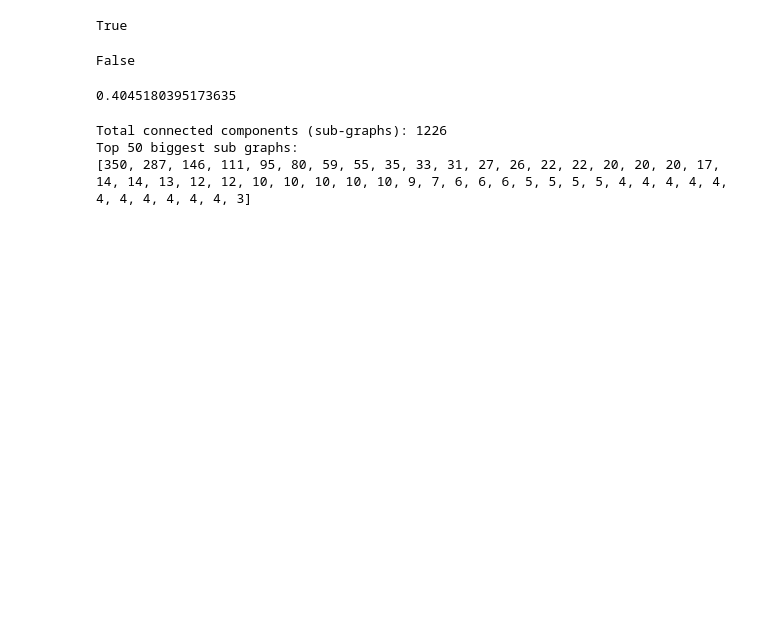
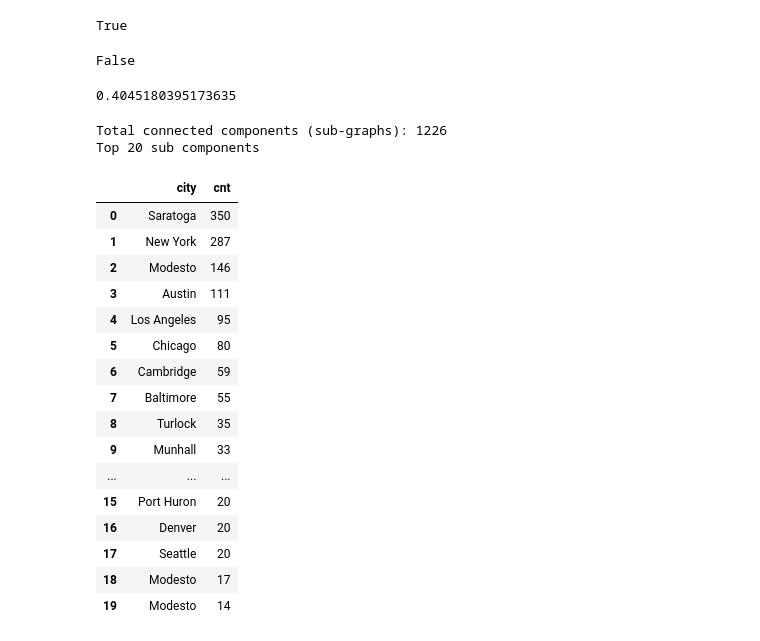
Before and after one commit to helium/ipython-target-modeling, a Jupyter notebook: analyze_weighted_witnesses.ipynb, the cells around one changed output. Cells and saved outputs as stored; diff of their text form; code cells hidden in the pictures; blank space fills up the shorter version.

```diff
--- a/analyze_weighted_witnesses.ipynb
+++ b/analyze_weighted_witnesses.ipynb
@@ -194,7 +266,8 @@ def create_edges_df(graph):
 witness_list = create_or_fetch_weighted_witness_list(df, 'files/weighted_witness_list.pickle')
 witness_dict = create_or_fetch_weighted_witness_dict(df, witness_list, 'files/weighted_witness_dict.pickle')
 G = create_or_fetch_graph(witness_dict, 'files/weighted_witness_graph.gpickle')
-KEEP = G
+# Keep a copy of G for safekeeping, DONT modify it
+_G = copy.deepcopy(G)
 # %%
 nx.is_weighted(G)
 # %% [output]
@@ -208,11 +281,39 @@ nx.algorithms.cluster.average_clustering(G)
 # %% [output]
 0.4045180395173635
 # %%
-CC = list(nx.connected_components(G))
+CC = list(nx.connected_components(_G))
 SCC = sorted(CC, key=len, reverse=True)
 print('Total connected components (sub-graphs): {}'.format(len(SCC)))
-print('Top 50 biggest sub graphs: \n{}'.format([len(i) for i in SCC[:50]]))
+
+sub_components = []
+for i in SCC:
+    # we'll use this as the city, whatever
+    rand_node = random.sample(i, 1)[0]
+    sub_components.append({
+        'city': rand_node.city,
+        'cnt': len(i)
+    })
+rank_df = pd.DataFrame(sub_components)
+TOP = 20
+print('Top {} sub components'.format(TOP))
+rank_df.head(TOP)
 # %% [output]
 Total connected components (sub-graphs): 1226
-Top 50 biggest sub graphs:
-[350, 287, 146, 111, 95, 80, 59, 55, 35, 33, 31, 27, 26, 22, 22, 20, 20, 20, 17, 14, 14, 13, 12, 12, 10, 10, 10, 10, 10, 9, 7, 6, 6, 6, 5, 5, 5, 5, 4, 4, 4, 4, 4, 4, 4, 4, 4, 4, 4, 3]
+Top 20 sub components
+|  | city | cnt |
+| 0 | Saratoga | 350 |
+| 1 | New York | 287 |
+| 2 | Modesto | 146 |
+| 3 | Austin | 111 |
+| 4 | Los Angeles | 95 |
+| 5 | Chicago | 80 |
+| 6 | Cambridge | 59 |
+| 7 | Baltimore | 55 |
+| 8 | Turlock | 35 |
+| 9 | Munhall | 33 |
+| ... | ... | ... |
+| 15 | Port Huron | 20 |
+| 16 | Denver | 20 |
+| 17 | Seattle | 20 |
+| 18 | Modesto | 17 |
+| 19 | Modesto | 14 |
```
Also changed, not shown: parts of 6 cells of this notebook.
